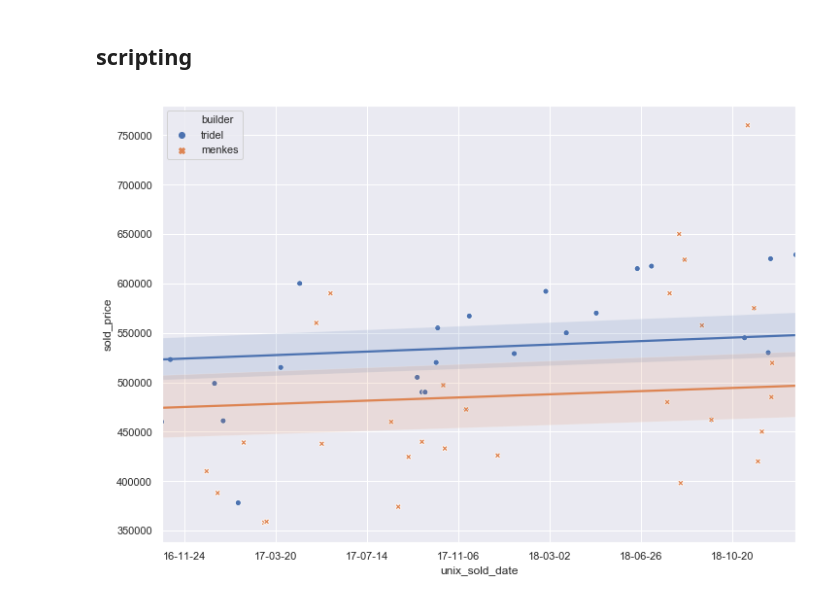
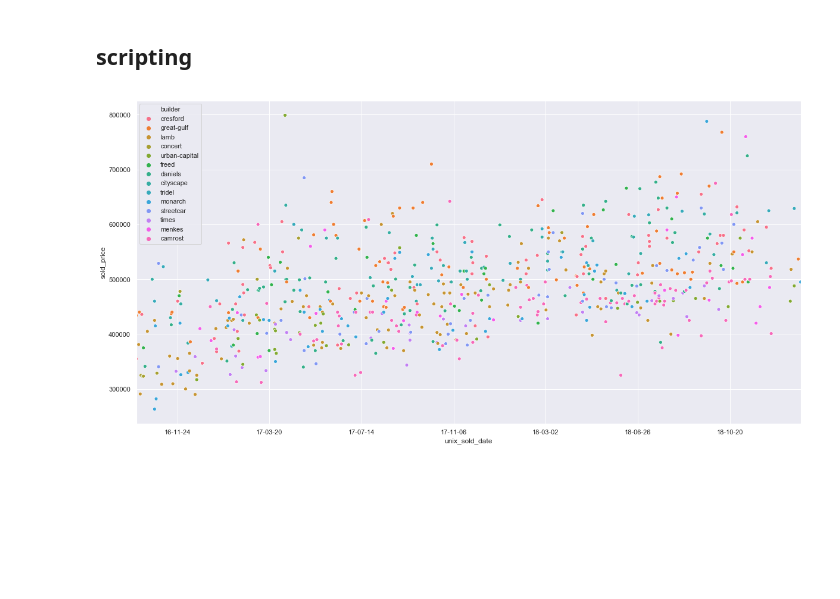
Before and after one commit to bluecamel-io/condohub-experiments, a Jupyter notebook: py-scripts/repliers.ipynb, the cells around one changed output. Cells and saved outputs as stored; diff of their text form; code cells hidden in the pictures; blank space fills up the shorter version.

Commit message:
basic price scatterplot

```diff
--- a/py-scripts/repliers.ipynb
+++ b/py-scripts/repliers.ipynb
@@ -180,12 +180,12 @@ LISTINGS_CACHE_INSTRUCTIONS = [ { 'params': SHERWAY_GARDENS, 'fname': 'u-listing
                                 { 'params': KING_CHARLOTTE, 'fname': 'u-listings-king-charlotte.pickle', 'builder': 'lamb' },
                                 { 'params': BRANT_PARK, 'fname': 'u-listings-brant-park.pickle', 'builder': 'lamb' },
 
-                                { 'params': EXHIBIT, 'filters': EXHIBIT_FILTER, 'fname': 'u-listings-exhibit', 'builder': 'metropia' },
+                                #{ 'params': EXHIBIT, 'filters': EXHIBIT_FILTER, 'fname': 'u-listings-exhibit', 'builder': 'metropia' },
 
-                                { 'params': ONETHOUSAND_BAY, 'fname': 'u-listings-1000-bay', 'builder': 'cresford' },
-                                { 'params': CASA_II, 'filters': CASA_II_FILTER, 'fname': 'u-listings-casa-ii', 'builder': 'cresford' },
-                                { 'params': MERTON, 'fname': 'u-listings-merton', 'builder': 'cresford' },
-                                { 'params': VOX, 'filters': VOX_FILTER, 'fname': 'u-listings-vox', 'builder': 'cresford' }
+                                { 'params': ONETHOUSAND_BAY, 'fname': 'u-listings-1000-bay.pickle', 'builder': 'cresford' },
+                                { 'params': CASA_II, 'filters': CASA_II_FILTER, 'fname': 'u-listings-casa-ii.pickle', 'builder': 'cresford' },
+                                { 'params': MERTON, 'fname': 'u-listings-merton.pickle', 'builder': 'cresford' },
+                                { 'params': VOX, 'filters': VOX_FILTER, 'fname': 'u-listings-vox.pickle', 'builder': 'cresford' }
                               ]
 # %% [markdown]
 ## i/o & convenience functions
@@ -292,7 +270,13 @@ def transform_listings_to_summary(listings=[], builder=None):
     rows = []
 
     for listing in listings:
+        if listing['lastStatus'] is None:
+            continue
+
         if listing['lastStatus'] in ['Exp', 'Ter', 'Sus']:
+            continue
+
+        if listing['soldDate'] == '0000-00-00 00:00:00':
             continue
 
         ## address
@@ -354,9 +338,9 @@ def _summary_listings_etl(stash_fname='cache.pickle', builder=None):
     cached_listings = load(fname=stash_fname)
     return transform_listings_to_summary(listings=cached_listings['listings'], builder=builder)
 
-def summary_listings_etl(stash_elems=[]):
+def summary_listings_etl(cache_instructions=[]):
     ## extract
-    es = [ _summary_listings_etl(stash_fname=stash_fname, builder=builder) for (stash_fname, builder) in stash_elems ]
+    es = [ _summary_listings_etl(stash_fname=ins['fname'], builder=ins['builder']) for ins in cache_instructions ]
 
     ## transform
     t = pd.concat(es)
@@ -367,31 +356,37 @@ def summary_listings_etl(stash_elems=[]):
 # %%
-df = summary_listings_etl(LISTINGS_CACHE_ELEMS)
+df = summary_listings_etl(LISTINGS_CACHE_INSTRUCTIONS)
 df = df.sort_values('sold_date')
 
-df = df[(df['n_bedrooms'] == 1) & (df['n_bedrooms'] == 1)]
+builders = [ ins['builder'] for ins in LISTINGS_CACHE_INSTRUCTIONS ]
+builders = list(set(builders))
+
+#df = df[(df['n_bedrooms'] == 1) & (df['n_bedrooms'] == 2)]
+df = df[df['n_bedrooms'] == 1]
 
 df['sold_date'] = df['sold_date'] + pd.to_timedelta(df.groupby('sold_date').cumcount(), unit='m')
 df = df.set_index('sold_date', drop=False)
 
 df['unix_sold_date'] = df['sold_date'].astype(np.int64)
 df['mean_sold_price'] = df['sold_price'].rolling(25).mean()
 
-fig, ax = plt.subplots(figsize=(11.7, 8.27))
+fig, ax = plt.subplots(figsize=(20, 10))
 
-ax = sns.scatterplot(ax=ax, x="unix_sold_date", y="sold_price", hue='builder', style='builder', data=df)
+ax = sns.scatterplot(ax=ax, x="unix_sold_date", y="sold_price", hue='builder', data=df)
 #ax = sns.lineplot(ax=ax, x="sold_date", y="mean_sold_price", data=df)
-ax = sns.regplot(ax=ax, x="unix_sold_date", y="sold_price", scatter=False, data=df[df['builder'] == 'tridel'])
-ax = sns.regplot(ax=ax, x="unix_sold_date", y="sold_price", scatter=False, data=df[df['builder'] == 'menkes'])
+#ax = sns.regplot(ax=ax, x="unix_sold_date", y="sold_price", scatter=False, data=df[df['builder'] == 'tridel'])
+
+#for builder in builders:
+#    ax = sns.regplot(ax=ax, x="unix_sold_date", y="sold_price", scatter=True, data=df[df['builder'] == builder])
 
 ax.set_xlim(df['unix_sold_date'].min(), df['unix_sold_date'].max())
 
 labels = ax.get_xticks()
 labels = [ int(l / 1000000000) for l in labels ]
 #labels = [ item.get_text() for item in ax.get_xticks() ]
 labels = [ datetime.datetime.utcfromtimestamp(ts).strftime('%y-%m-%d') for ts in labels ]
 _ = ax.set_xticklabels(labels)
 
 #print(df['sold_price'].rolling(3).mean())
 #print(df['sold_price'])
 # %% [output]
-[figure, old version]
+[figure, new version]
```
Also changed, not shown: parts of 2 cells of this notebook.
